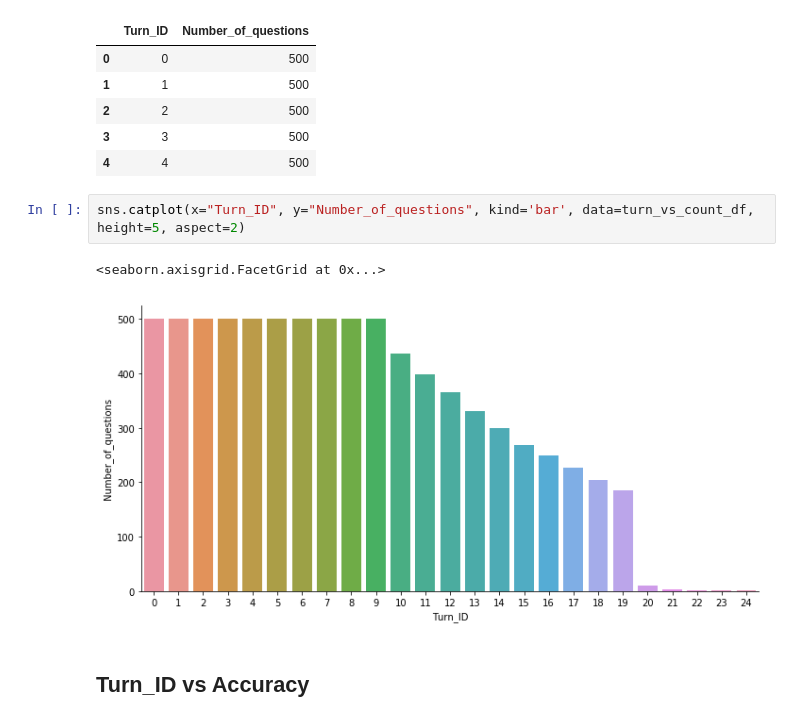
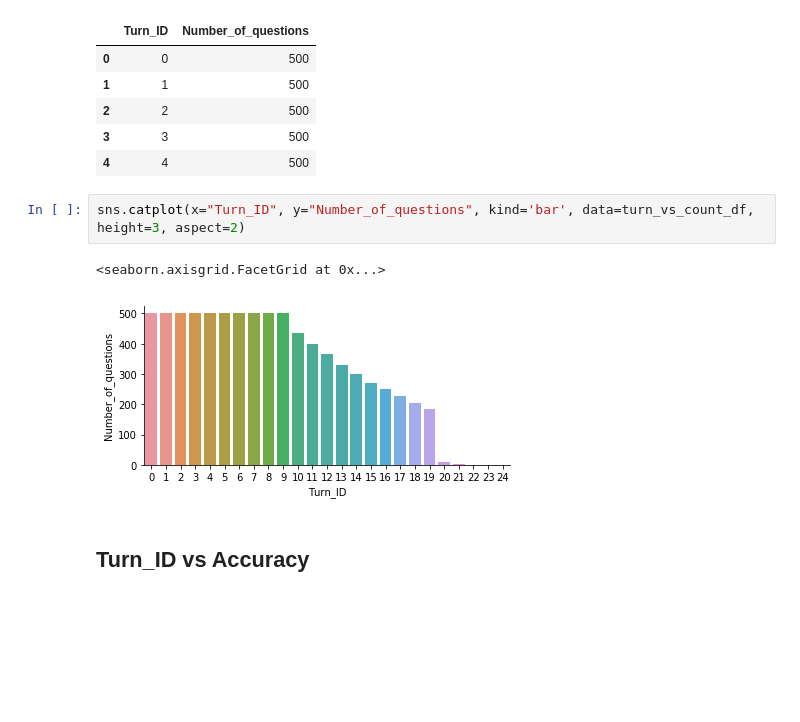
Before and after one commit to gpsbhargav/SequentialQA, a Jupyter notebook: best_models_and_predictions/answer_analysis.ipynb, the cells around one changed output. Drawn from its saved outputs; the diff is of its cells as text; blank space fills up the shorter version.

```diff
--- a/best_models_and_predictions/answer_analysis.ipynb
+++ b/best_models_and_predictions/answer_analysis.ipynb
@@ -125,10 +138,10 @@ turn_vs_count_df.head()
 | 3 | 3 | 500 |
 | 4 | 4 | 500 |
 # %%
-sns.catplot(x="Turn_ID", y="Number_of_questions", kind='bar', data=turn_vs_count_df, height=5, aspect=2)
+sns.catplot(x="Turn_ID", y="Number_of_questions", kind='bar', data=turn_vs_count_df, height=3, aspect=2)
 # %% [output]
 <seaborn.axisgrid.FacetGrid at 0x...>
-[figure, old version]
+[figure, new version]
 # %% [markdown]
 ## Turn_ID vs Accuracy
 # %%
```
Also changed, not shown: parts of 21 cells of this notebook, 4 other files.
